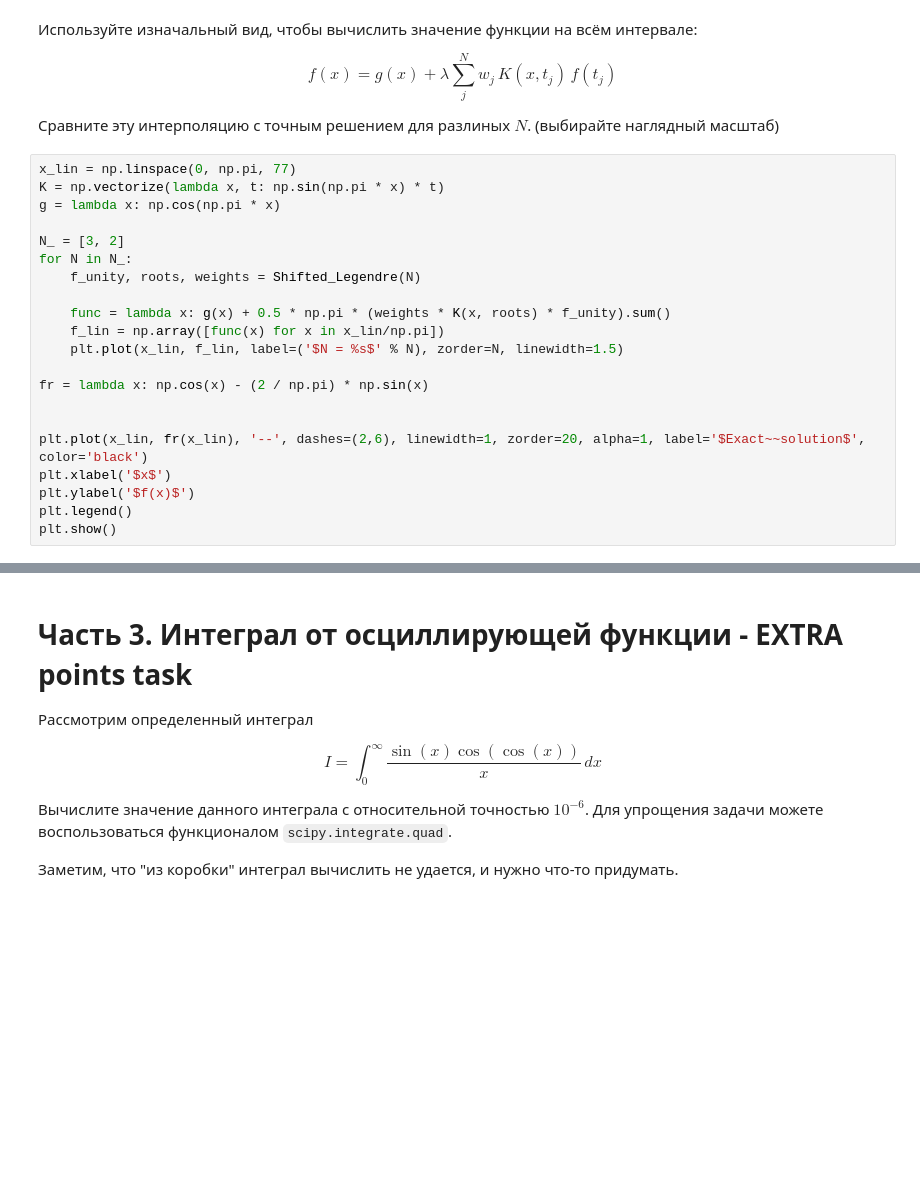
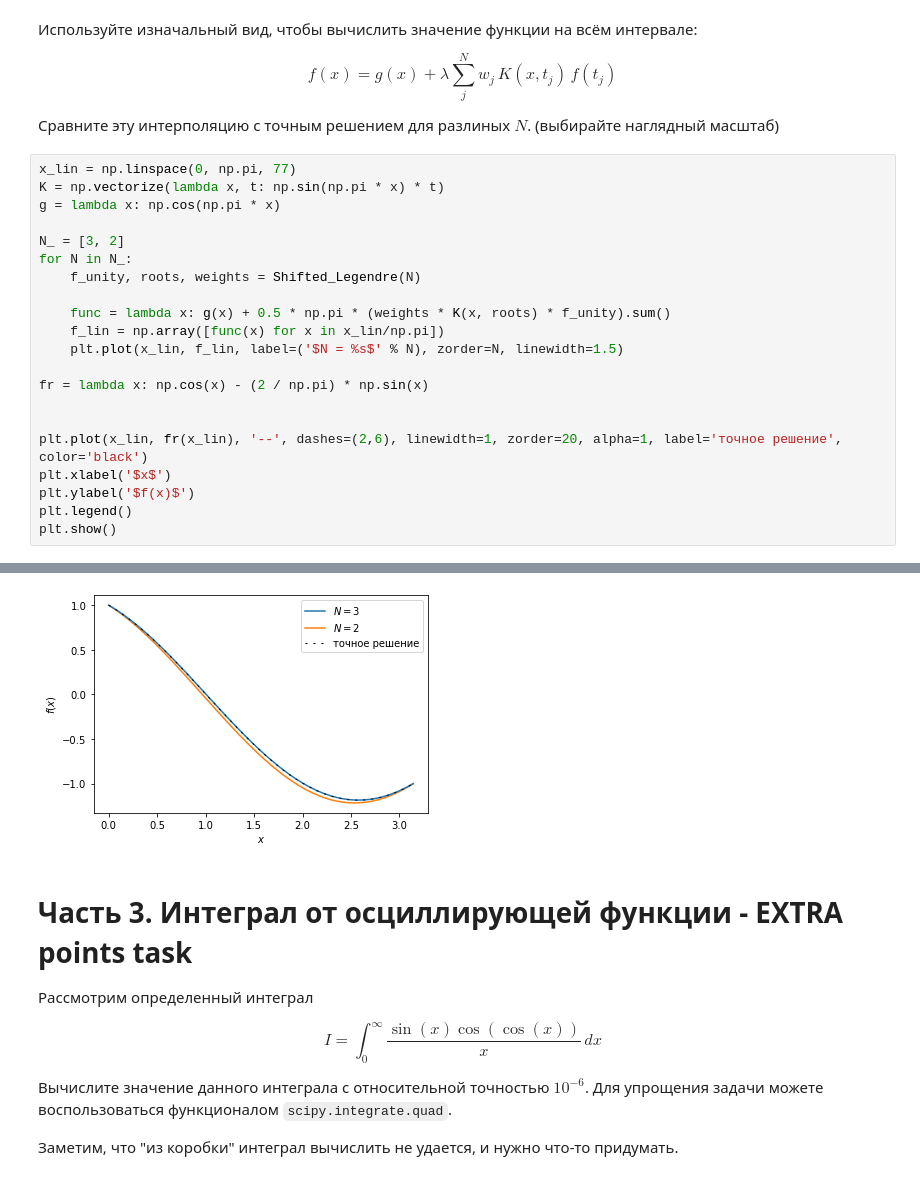
Before and after one commit to DanilPeg/calcphys2022, a Jupyter notebook: advanced_Integrals.ipynb, the cells around one changed output, grey strips where cells are left out. Cells and saved outputs as stored; diff of their text form; blank space fills up the shorter version.

```diff
--- a/advanced_Integrals.ipynb
+++ b/advanced_Integrals.ipynb
@@ -339,7 +315,7 @@ for N in N_:
 fr = lambda x: np.cos(x) - (2 / np.pi) * np.sin(x)
 
 
-plt.plot(x_lin, fr(x_lin), '--', dashes=(2,6), linewidth=1, zorder=20, alpha=1, label='$Exact~~solution$', color='black')
+plt.plot(x_lin, fr(x_lin), '--', dashes=(2,6), linewidth=1, zorder=20, alpha=1, label='точное решение', color='black')
 plt.xlabel('$x$')
 plt.ylabel('$f(x)$')
 plt.legend()
@@ -350,3 +324,4 @@ plt.show()
+[figure, added]
 # %% [markdown]
 # Часть 3. Интеграл от осциллирующей функции - EXTRA points task
 
```
Also changed, not shown: parts of 10 cells of this notebook, 1 other file.
